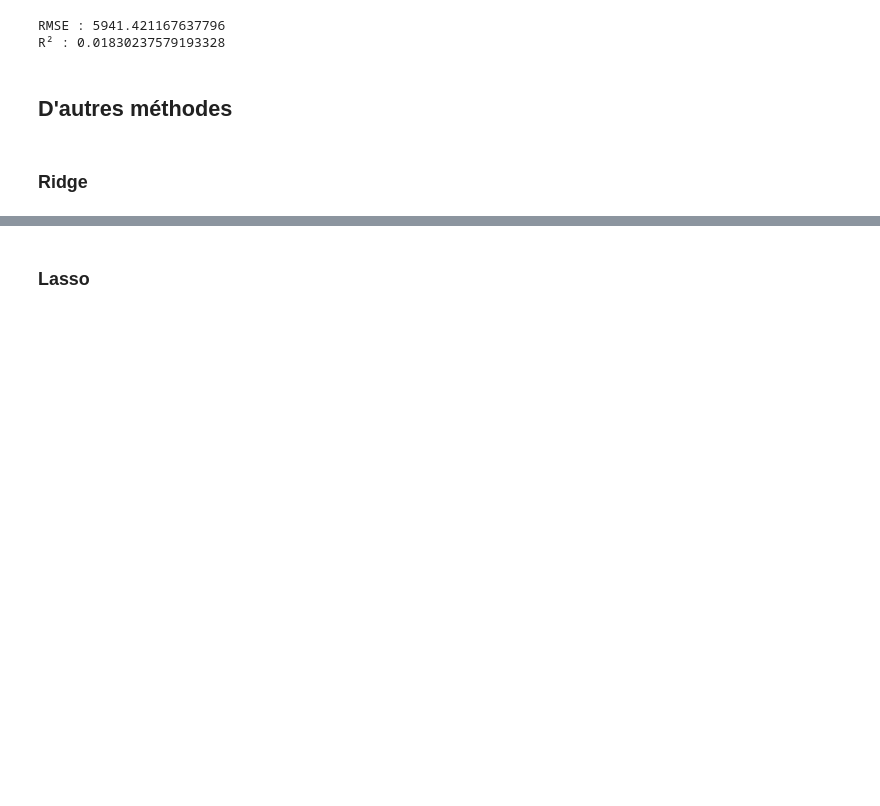
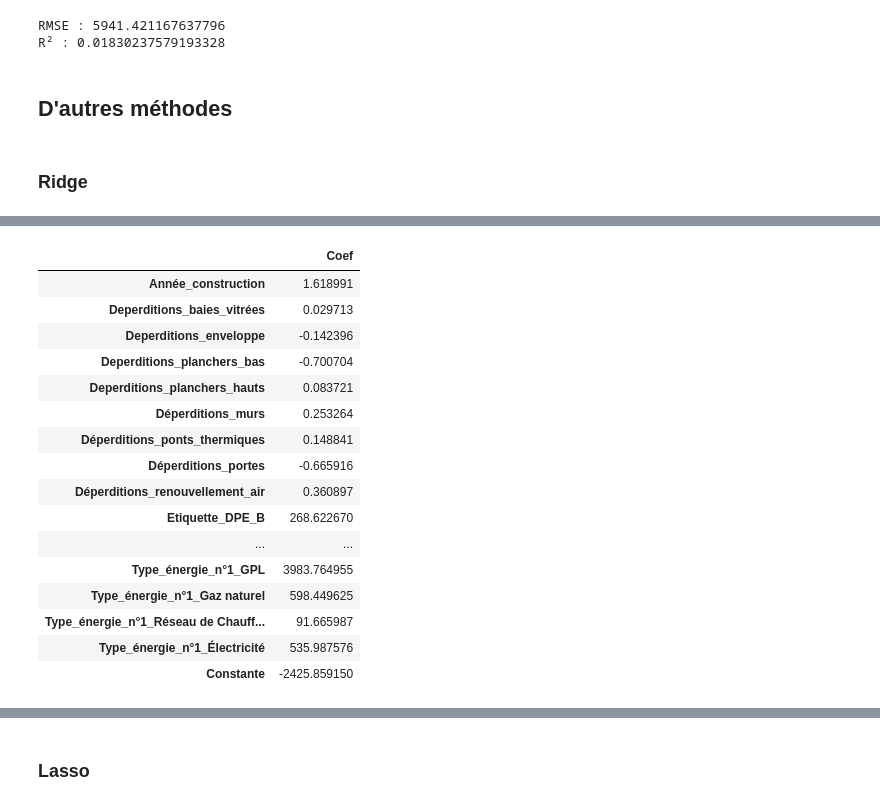
Before and after one commit to karamoko17/M2_ENEDIS, a Jupyter notebook: Notebooks/processing.ipynb, the cells around one changed output, grey strips where cells are left out. Drawn from its saved outputs; the diff is of its cells as text; code cells hidden in the pictures; blank space fills up the shorter version.

```diff
--- a/Notebooks/processing.ipynb
+++ b/Notebooks/processing.ipynb
@@ -730,3 +1154,27 @@ print("R² : " + str(r2_score(y_test, y_pred)))
 coef = pd.DataFrame(ridge_model.coef_ ,index = X_train.columns, columns=['Coef'])
 coef.loc['Constante'] = ridge_model.intercept_
 coef
+# %%
+# Modifier l'affichage global des nombres en pandas pour utiliser un format décimal avec 6 chiffres après la virgule
+pd.options.display.float_format = '{:.6f}'.format
+
+# Affichage des coefficients avec les nouvelles options
+coef
+# %% [output]
+|  | Coef |
+| Année_construction | 1.618991 |
+| Deperditions_baies_vitrées | 0.029713 |
+| Deperditions_enveloppe | -0.142396 |
+| Deperditions_planchers_bas | -0.700704 |
+| Deperditions_planchers_hauts | 0.083721 |
+| Déperditions_murs | 0.253264 |
+| Déperditions_ponts_thermiques | 0.148841 |
+| Déperditions_portes | -0.665916 |
+| Déperditions_renouvellement_air | 0.360897 |
+| Etiquette_DPE_B | 268.622670 |
+| ... | ... |
+| Type_énergie_n°1_GPL | 3983.764955 |
+| Type_énergie_n°1_Gaz naturel | 598.449625 |
+| Type_énergie_n°1_Réseau de Chauff... | 91.665987 |
+| Type_énergie_n°1_Électricité | 535.987576 |
+| Constante | -2425.859150 |
```
Also changed, not shown: parts of 79 cells of this notebook, 4 other files.
